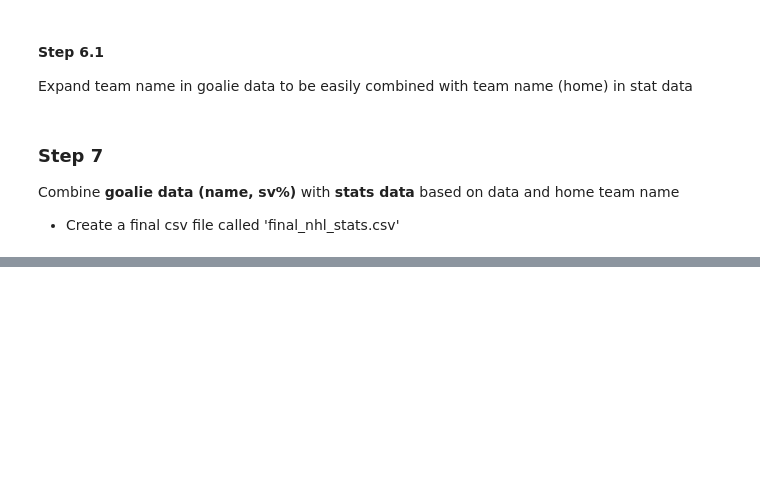
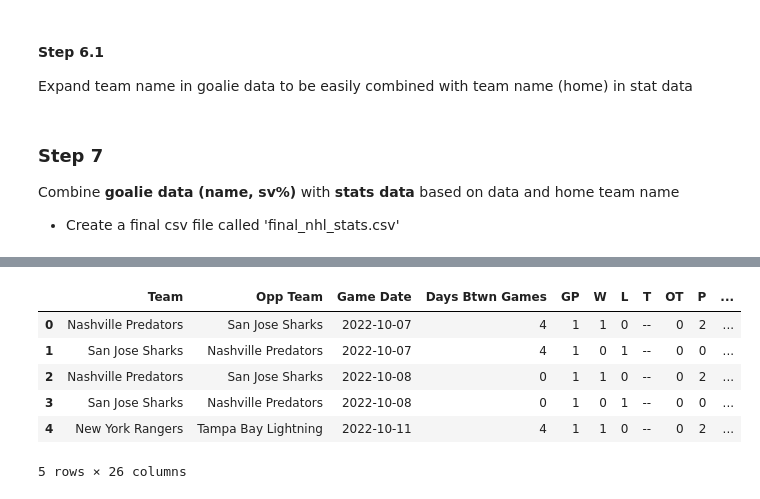
Before and after one commit to Griger2004/NHL_predictor, a Jupyter notebook: main/ml_dev/notebooks/data_scraper.ipynb, the cells around one changed output, grey strips where cells are left out. Drawn from its saved outputs; the diff is of its cells as text; code cells hidden in the pictures; blank space fills up the shorter version.

```diff
--- a/main/ml_dev/notebooks/data_scraper.ipynb
+++ b/main/ml_dev/notebooks/data_scraper.ipynb
@@ -258,0 +350,17 @@ final_nhl_stats_df.to_csv(COMBINED_CSV_PATH, index=False)
+# %%
+final_nhl_stats_df['game_id'] = (
+    pd.to_datetime(final_nhl_stats_df['Game Date']).dt.strftime('%Y-%m-%d') + '_' +
+    final_nhl_stats_df[['Team', 'Opp Team']].apply(lambda x: '_'.join(sorted(x)), axis=1)
+)
+# %%
+# Read the final combined CSV to verify
+# final_nhl_stats_df = pd.read_csv(COMBINED_CSV_PATH)
+final_nhl_stats_df.head()
+# %% [output]
+|  | Team | Opp Team | Game Date | Days Btwn Games | GP | W | L | T | OT | P | ... |
+| 0 | Nashville Predators | San Jose Sharks | 2022-10-07 | 4 | 1 | 1 | 0 | -- | 0 | 2 | ... |
+| 1 | San Jose Sharks | Nashville Predators | 2022-10-07 | 4 | 1 | 0 | 1 | -- | 0 | 0 | ... |
+| 2 | Nashville Predators | San Jose Sharks | 2022-10-08 | 0 | 1 | 1 | 0 | -- | 0 | 2 | ... |
+| 3 | San Jose Sharks | Nashville Predators | 2022-10-08 | 0 | 1 | 0 | 1 | -- | 0 | 0 | ... |
+| 4 | New York Rangers | Tampa Bay Lightning | 2022-10-11 | 4 | 1 | 1 | 0 | -- | 0 | 2 | ... |
+5 rows × 26 columns
```
Also changed, not shown: parts of 13 cells of this notebook, 4 other files.
